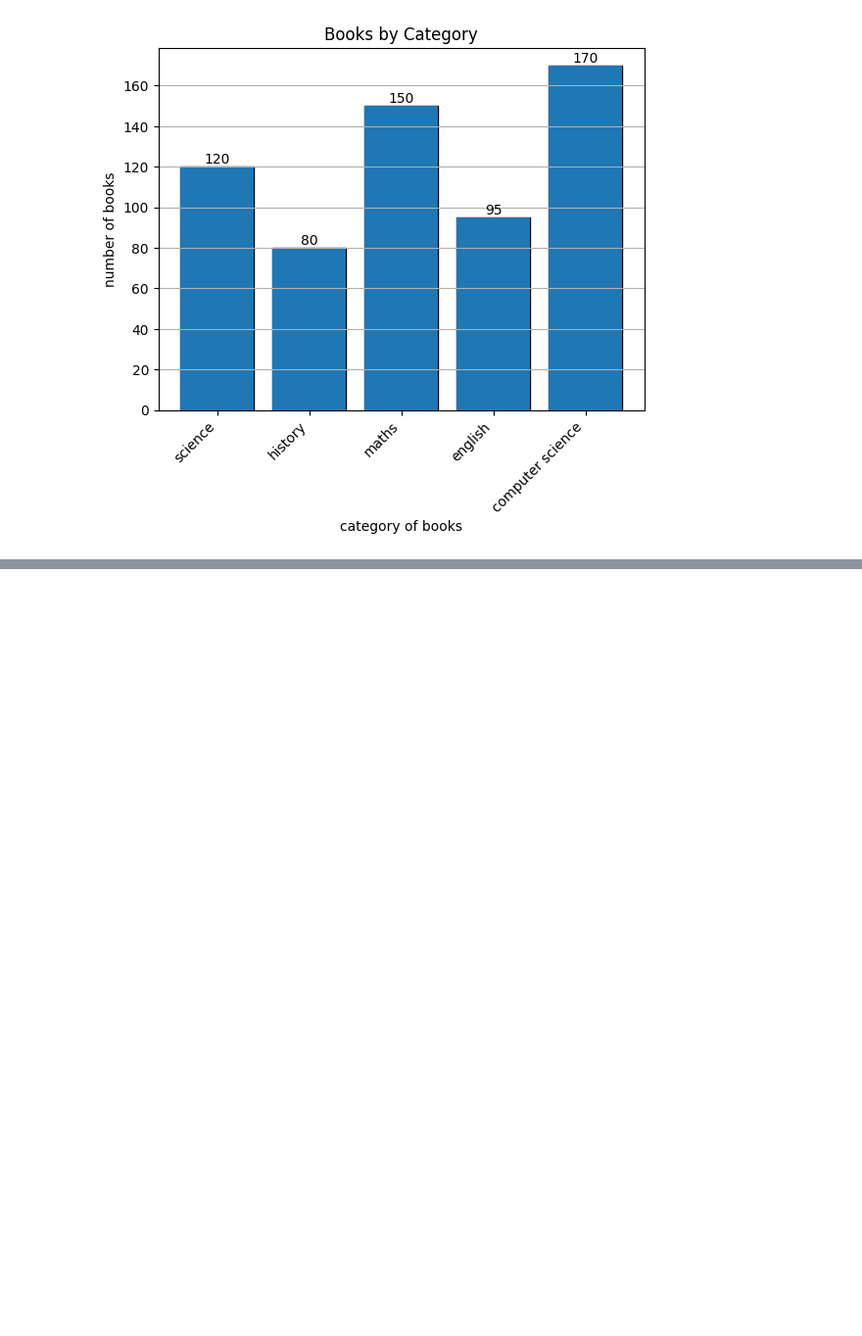
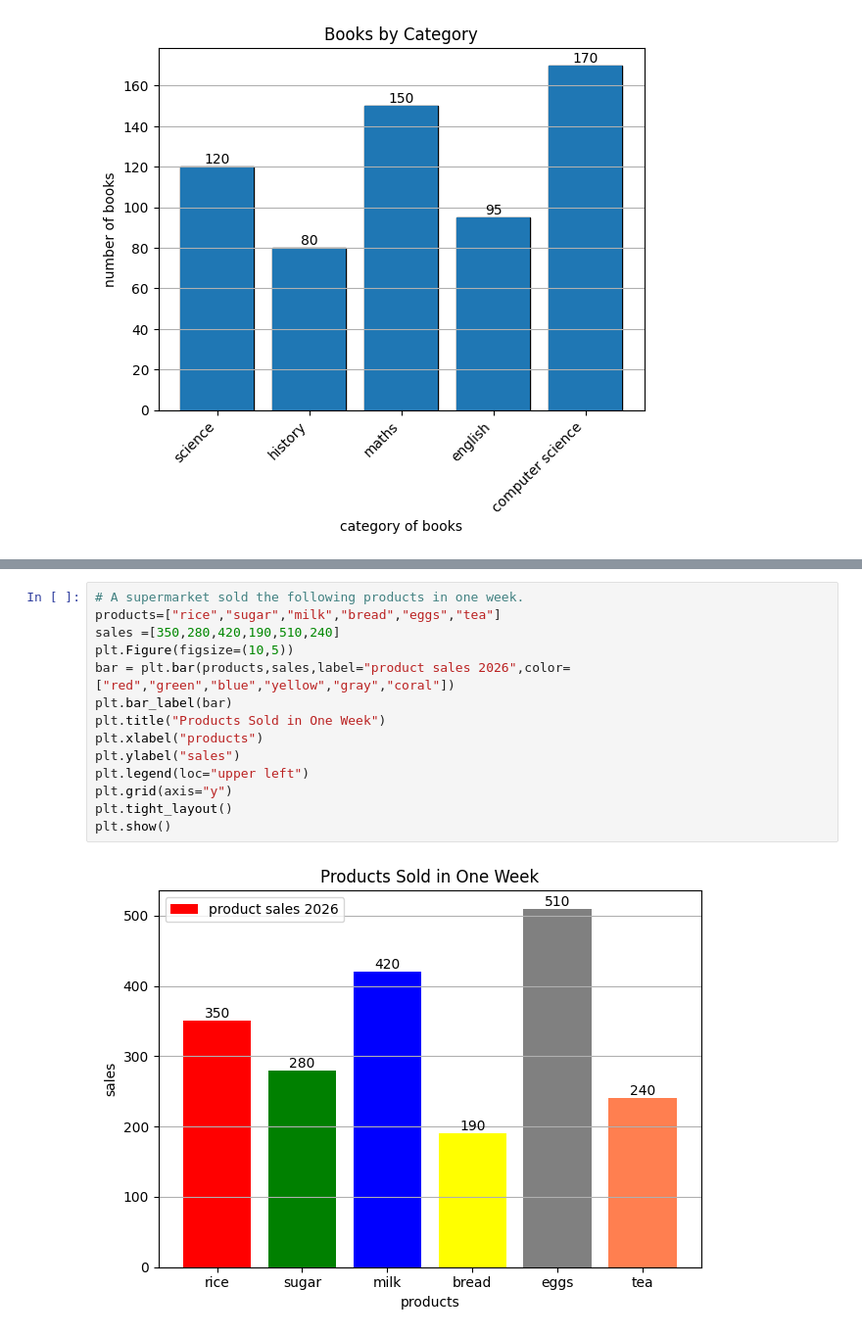
Before and after one commit to Engr-Jawad/Matplotlib_laibrary, a Jupyter notebook: problem4.ipynb, the cells around one changed output, grey strips where cells are left out. Shown at 98% size. Saved outputs shown, nothing was run; the diff lists cells and outputs as text; blank space fills up the shorter version.

```diff
--- a/problem4.ipynb
+++ b/problem4.ipynb
@@ -63,0 +79,16 @@ plt.show()
+# %%
+# A supermarket sold the following products in one week.
+products=["rice","sugar","milk","bread","eggs","tea"]
+sales =[350,280,420,190,510,240]
+plt.Figure(figsize=(10,5))
+bar = plt.bar(products,sales,label="product sales 2026",color=["red","green","blue","yellow","gray","coral"])
+plt.bar_label(bar)
+plt.title("Products Sold in One Week")
+plt.xlabel("products")
+plt.ylabel("sales")
+plt.legend(loc="upper left")
+plt.grid(axis="y")
+plt.tight_layout()
+plt.show()
+# %% [output]
+[figure, added]
```
Also changed, not shown: parts of 1 cell of this notebook.
